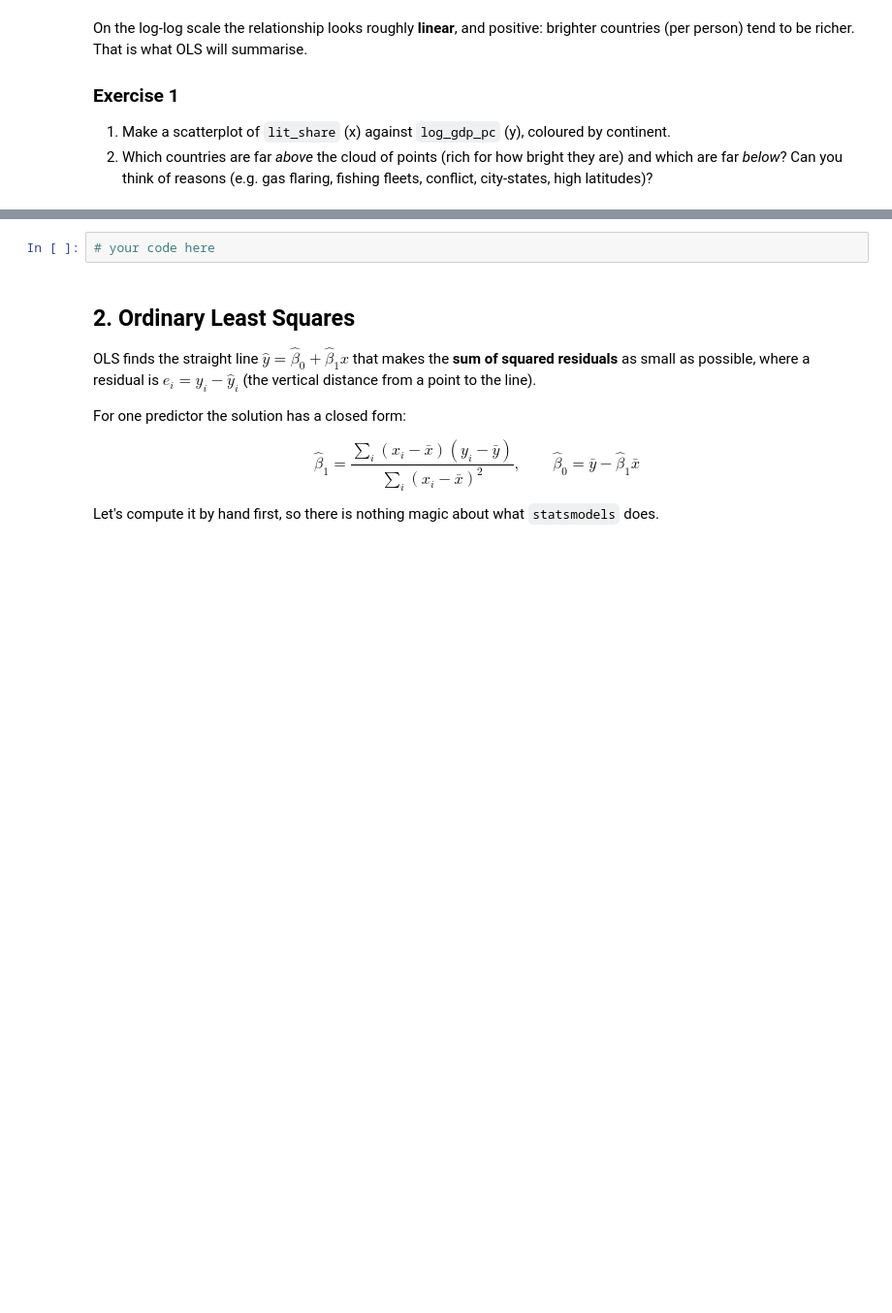
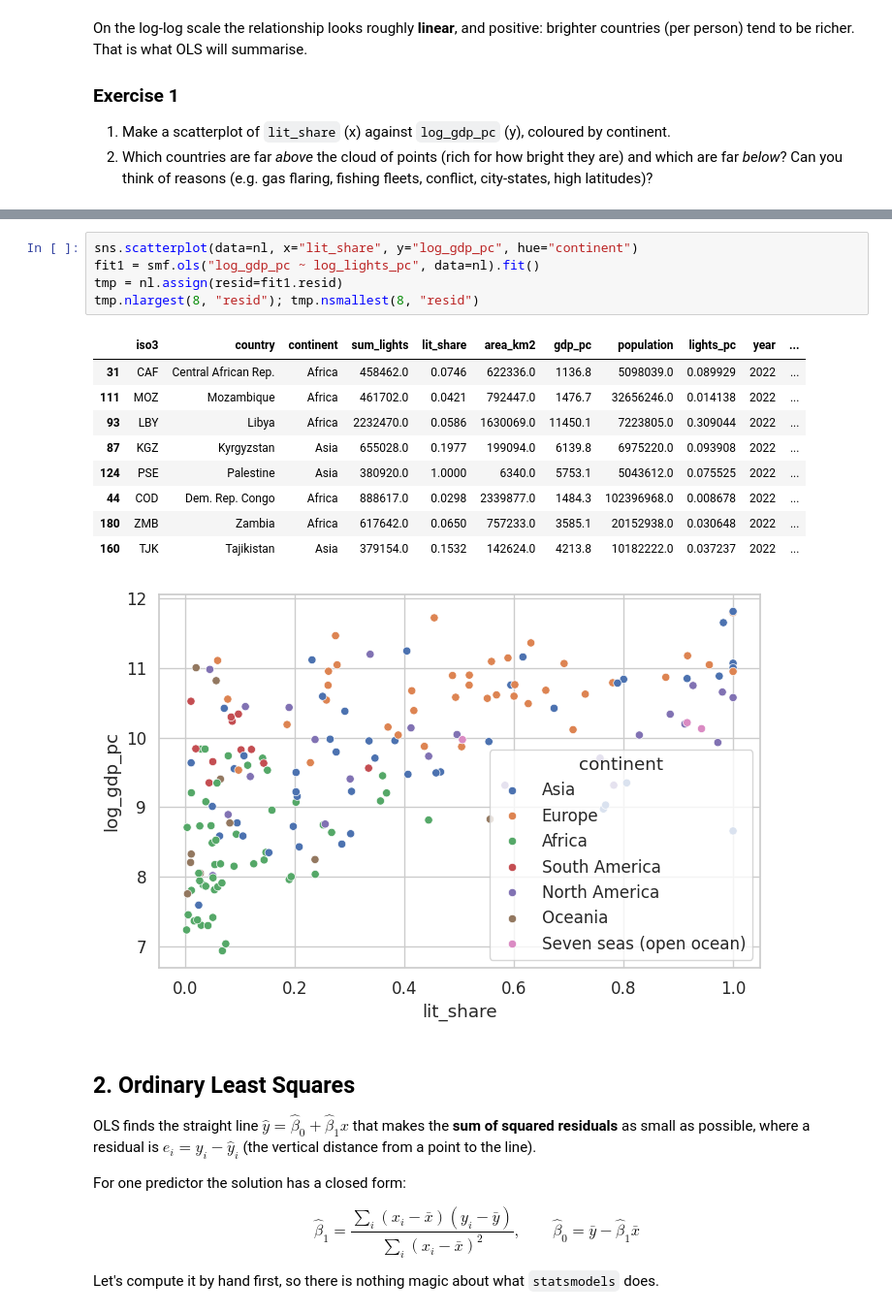
Before and after one commit to stellazhang26/qm2, a Jupyter notebook: notebooks/W07. Linear Regression.ipynb, the cells around one changed output, grey strips where cells are left out. Shown at 97% size. Saved outputs shown, nothing was run; the diff lists cells and outputs as text; blank space fills up the shorter version.

```diff
--- a/notebooks/W07. Linear Regression.ipynb
+++ b/notebooks/W07. Linear Regression.ipynb
@@ -100,5 +140,19 @@ On the log-log scale the relationship looks roughly **linear**, and positive: br
 # %%
-# your code here
+sns.scatterplot(data=nl, x="lit_share", y="log_gdp_pc", hue="continent")
+fit1 = smf.ols("log_gdp_pc ~ log_lights_pc", data=nl).fit()
+tmp = nl.assign(resid=fit1.resid)
+tmp.nlargest(8, "resid"); tmp.nsmallest(8, "resid")
+# %% [output]
+|  | iso3 | country | continent | sum_lights | lit_share | area_km2 | gdp_pc | population | lights_pc | year | ... |
+| 31 | CAF | Central African Rep. | Africa | 458462.0 | 0.0746 | 622336.0 | 1136.8 | 5098039.0 | 0.089929 | 2022 | ... |
+| 111 | MOZ | Mozambique | Africa | 461702.0 | 0.0421 | 792447.0 | 1476.7 | 32656246.0 | 0.014138 | 2022 | ... |
+| 93 | LBY | Libya | Africa | 2232470.0 | 0.0586 | 1630069.0 | 11450.1 | 7223805.0 | 0.309044 | 2022 | ... |
+| 87 | KGZ | Kyrgyzstan | Asia | 655028.0 | 0.1977 | 199094.0 | 6139.8 | 6975220.0 | 0.093908 | 2022 | ... |
+| 124 | PSE | Palestine | Asia | 380920.0 | 1.0000 | 6340.0 | 5753.1 | 5043612.0 | 0.075525 | 2022 | ... |
+| 44 | COD | Dem. Rep. Congo | Africa | 888617.0 | 0.0298 | 2339877.0 | 1484.3 | 102396968.0 | 0.008678 | 2022 | ... |
+| 180 | ZMB | Zambia | Africa | 617642.0 | 0.0650 | 757233.0 | 3585.1 | 20152938.0 | 0.030648 | 2022 | ... |
+| 160 | TJK | Tajikistan | Asia | 379154.0 | 0.1532 | 142624.0 | 4213.8 | 10182222.0 | 0.037237 | 2022 | ... |
+[figure, added]
 # %% [markdown]
 ## 2. Ordinary Least Squares
 
```
Also changed, not shown: parts of 17 cells of this notebook.
